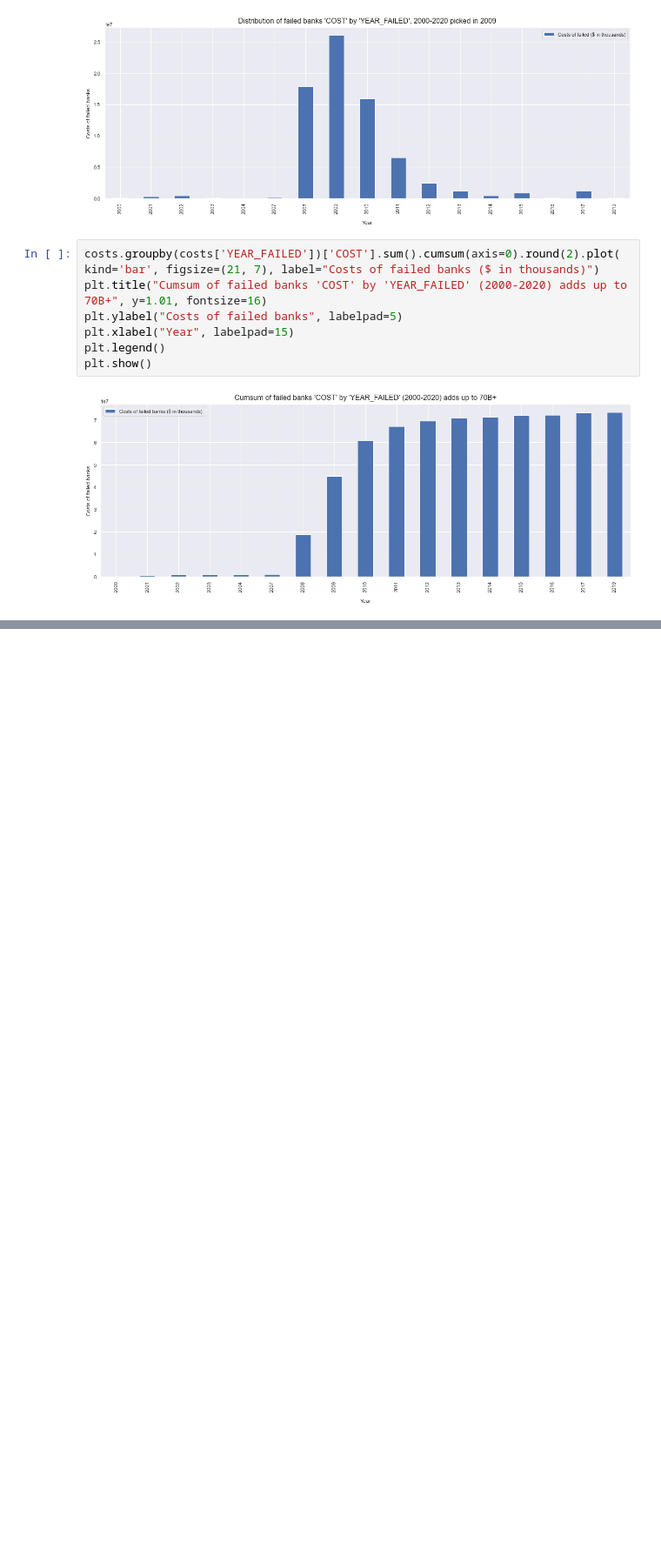
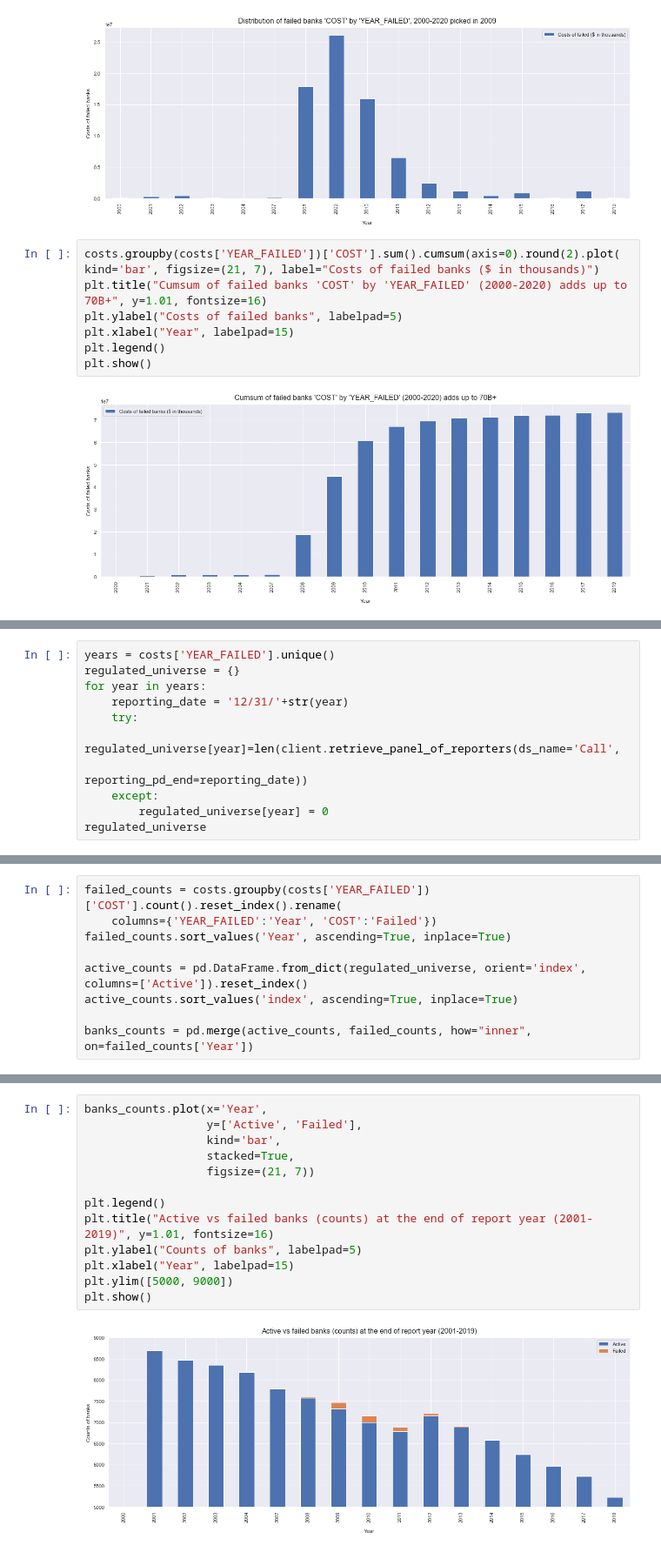
Before and after one commit to allaccountstaken/fdic_banks_eda, a Jupyter notebook: notebooks/summary_report/banks_eda.ipynb, the cells around one changed output, grey strips where cells are left out. Shown at 87% size. Drawn from its saved outputs; the diff is of its cells as text; blank space fills up the shorter version.

Commit message:
summary notebook with data cleaning, processing, and some testing

```diff
--- a/notebooks/summary_report/banks_eda.ipynb
+++ b/notebooks/summary_report/banks_eda.ipynb
@@ -145,0 +198,11 @@ Built a custom scraper to access some FDIC tables published on the official web
+# %%
+years = costs['YEAR_FAILED'].unique()
+regulated_universe = {}
+for year in years:
+    reporting_date = '12/31/'+str(year)
+    try:
+        regulated_universe[year]=len(client.retrieve_panel_of_reporters(ds_name='Call',
+                                                                        reporting_pd_end=reporting_date))
+    except:
+        regulated_universe[year] = 0
+regulated_universe
@@ -145,0 +229,9 @@ Built a custom scraper to access some FDIC tables published on the official web
+# %%
+failed_counts = costs.groupby(costs['YEAR_FAILED'])['COST'].count().reset_index().rename(
+    columns={'YEAR_FAILED':'Year', 'COST':'Failed'})
+failed_counts.sort_values('Year', ascending=True, inplace=True)
+
+active_counts = pd.DataFrame.from_dict(regulated_universe, orient='index', columns=['Active']).reset_index()
+active_counts.sort_values('index', ascending=True, inplace=True)
+
+banks_counts = pd.merge(active_counts, failed_counts, how="inner", on=failed_counts['Year'])
@@ -145,0 +242,15 @@ Built a custom scraper to access some FDIC tables published on the official web
+# %%
+banks_counts.plot(x='Year',
+                  y=['Active', 'Failed'],
+                  kind='bar',
+                  stacked=True,
+                  figsize=(21, 7))
+
+plt.legend()
+plt.title("Active vs failed banks (counts) at the end of report year (2001-2019)", y=1.01, fontsize=16)
+plt.ylabel("Counts of banks", labelpad=5)
+plt.xlabel("Year", labelpad=15)
+plt.ylim([5000, 9000])
+plt.show()
+# %% [output]
+[figure, added]
```
Also changed, not shown: parts of 25 cells of this notebook.
